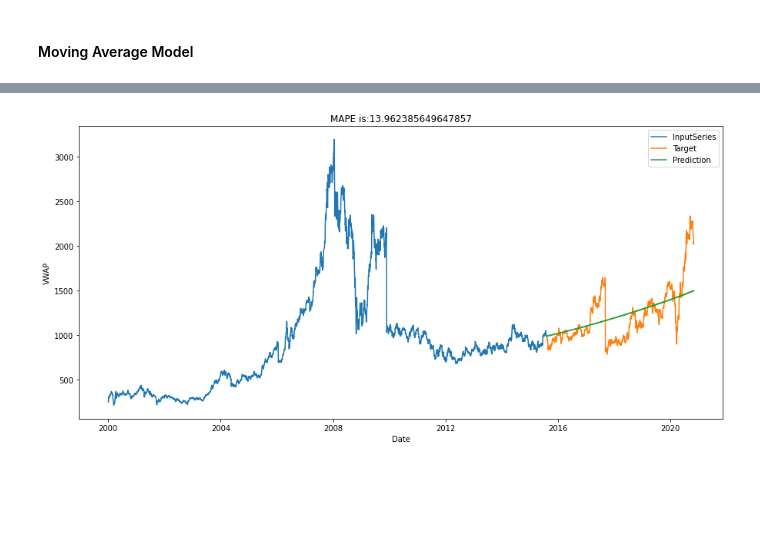
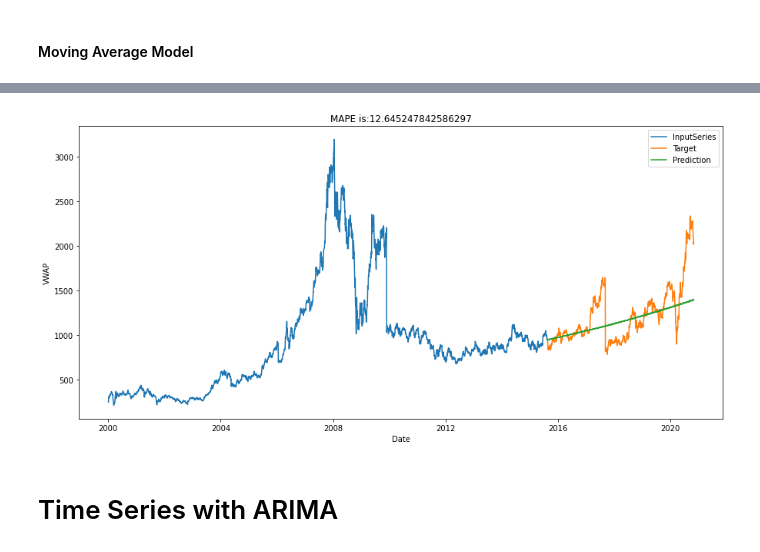
Before and after one commit to kartikbatra056/AllAboutTimeSeries, a Jupyter notebook: EDA and ARIMA.ipynb, the cells around one changed output, grey strips where cells are left out. Cells and saved outputs as stored; diff of their text form; code cells hidden in the pictures; blank space fills up the shorter version.

```diff
--- a/EDA and ARIMA.ipynb
+++ b/EDA and ARIMA.ipynb
@@ -119,6 +124,7 @@ memory usage: 607.6+ KB
 # %%
 df.set_index(['Date'],inplace=True)
 df.sort_index(inplace=True)
+df=df.asfreq(freq='B',method='ffill')
 # %%
 # Looking for Duplicates
 df.duplicated().sum()
@@ -363,6 +375,8 @@ def TripleExpSmoothPlot(data,test_data,alpha=.2,beta=0.2,period=4,season='add',t
      plt.legend()
      plt.show()
 # %%
-TripleExpSmoothPlot(train_df['VWAP'],test_df['VWAP'],period=12,season='mul',trend='mul',transform=True,damp=False)
+TripleExpSmoothPlot(train_df['VWAP'],test_df['VWAP'],period=30,season='mul',trend='mul',transform=True,damp=False)
 # %% [output]
-[figure, old version]
+[figure, new version]
+# %% [markdown]
+# Time Series with ARIMA
```
Also changed, not shown: parts of 27 cells of this notebook.
